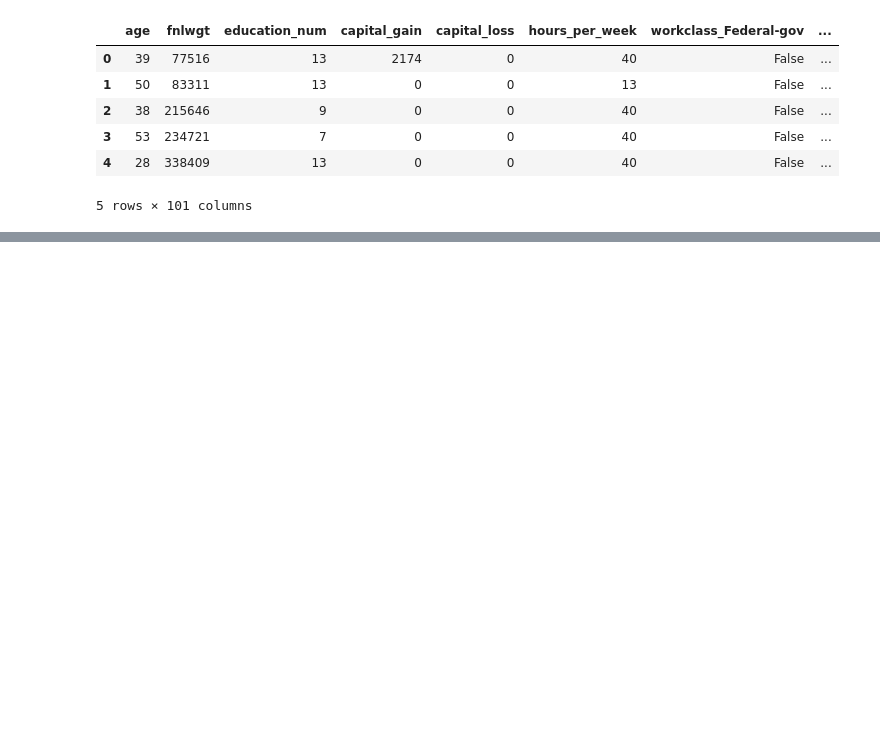
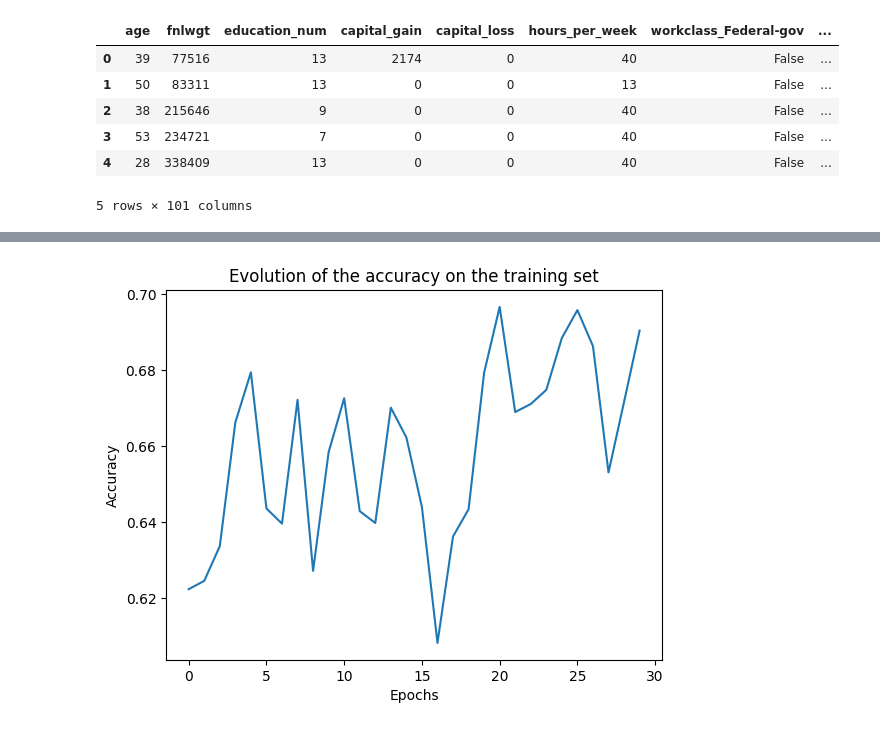
Before and after one commit to Oriiiane/SDI_DA, a Jupyter notebook: DA_privacy.ipynb, the cells around one changed output, grey strips where cells are left out. Saved outputs shown, nothing was run; the diff lists cells and outputs as text; code cells hidden in the pictures; blank space fills up the shorter version.

```diff
--- a/DA_privacy.ipynb
+++ b/DA_privacy.ipynb
@@ -372,5 +371,11 @@ Attack on target Accuracy: 0.6509
 # %%
 def create_dp_mlp(input_dim):
+    """A function that generates a MLP model protected by differential privacy
+
+    input_dim: Dimension of the input data
+
+    returns: A MLP compiled with a SGD optimizer
+    """
     model = Sequential([
         Dense(64, activation='relu', input_shape=(input_dim,), kernel_regularizer=tf.keras.regularizers.l2(0.01)),
         Dropout(0.4),
@@ -381,10 +386,10 @@ def create_dp_mlp(input_dim):
         Dense(1, activation='sigmoid')
     ])
 
-    # Use DP-SGD as optimizer
+    # Differential privacy is applied to the gradient
     dp_optimizer = tfp.DPKerasSGDOptimizer(
-        l2_norm_clip=2.0,  # Gradient clipping
-        noise_multiplier=6,  # Noise added to gradients
+        l2_norm_clip=4.0,
+        noise_multiplier=3,
         num_microbatches=1,
         learning_rate=0.001
     )
@@ -396,10 +401,3 @@ def create_dp_mlp(input_dim):
 X_target_train, X_target_test, y_target_train, y_target_test = train_test_split(
     x_scaled, y, test_size=0.3, random_state=42
 )
-
-# Compilation and training
-target_model = create_dp_mlp(X_target_train.shape[1])
-target_model.fit(X_target_train, y_target_train, epochs=30, batch_size=32, verbose=0)
-
-target_train_probs = target_model.predict(X_target_train).flatten()
-target_test_probs = target_model.predict(X_target_test).flatten()
@@ -408,0 +404,15 @@ target_test_probs = target_model.predict(X_target_test).flatten()
+# %%
+# Training the target model and saving the accuracy
+target_model = create_dp_mlp(X_target_train.shape[1])
+
+history = target_model.fit(X_target_train, y_target_train, epochs=30, batch_size=32, verbose=0)
+accuracy = history.history['accuracy']
+# %%
+# Plotting accuracy as a function of epochs
+plt.plot(accuracy)
+plt.xlabel('Epochs')
+plt.ylabel('Accuracy')
+plt.title('Evolution of the accuracy on the training set')
+plt.show()
+# %% [output]
+[figure, added]
```
Also changed, not shown: parts of 25 cells of this notebook.
